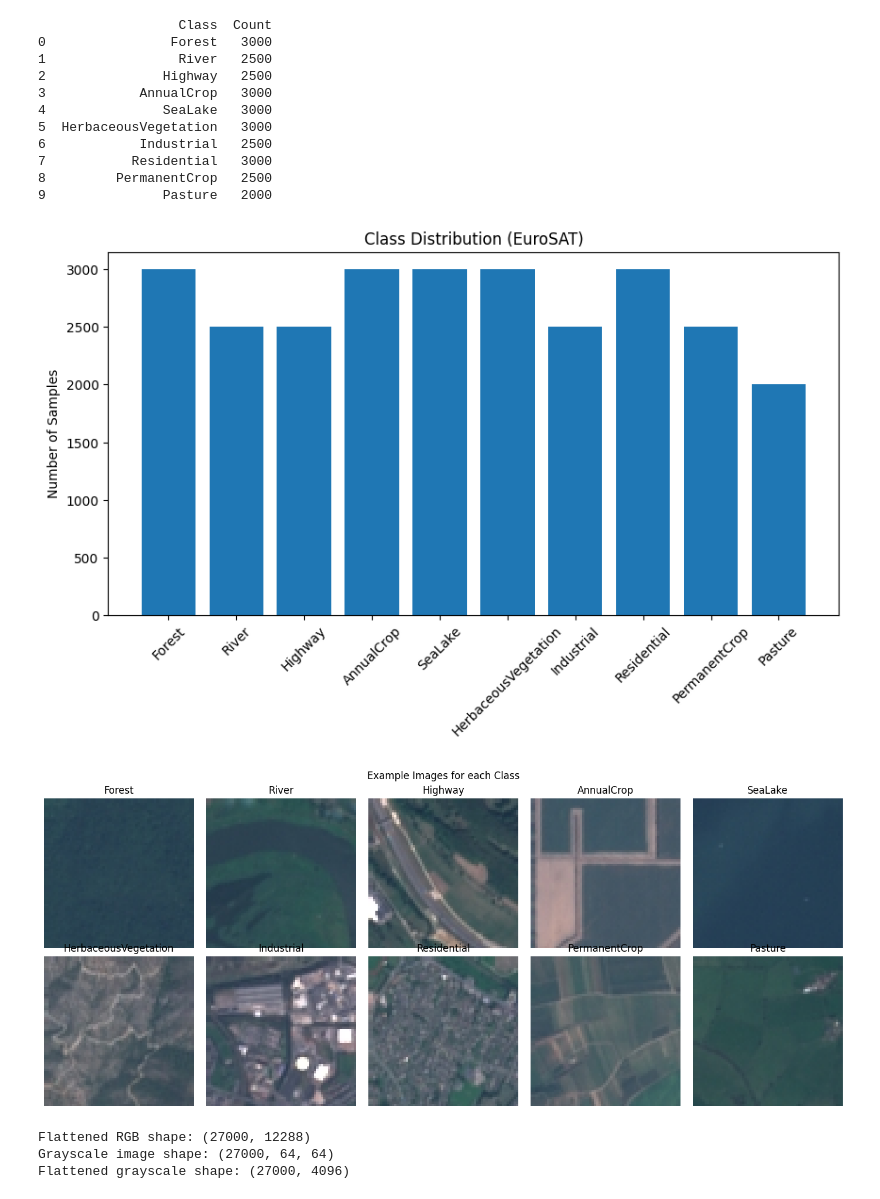
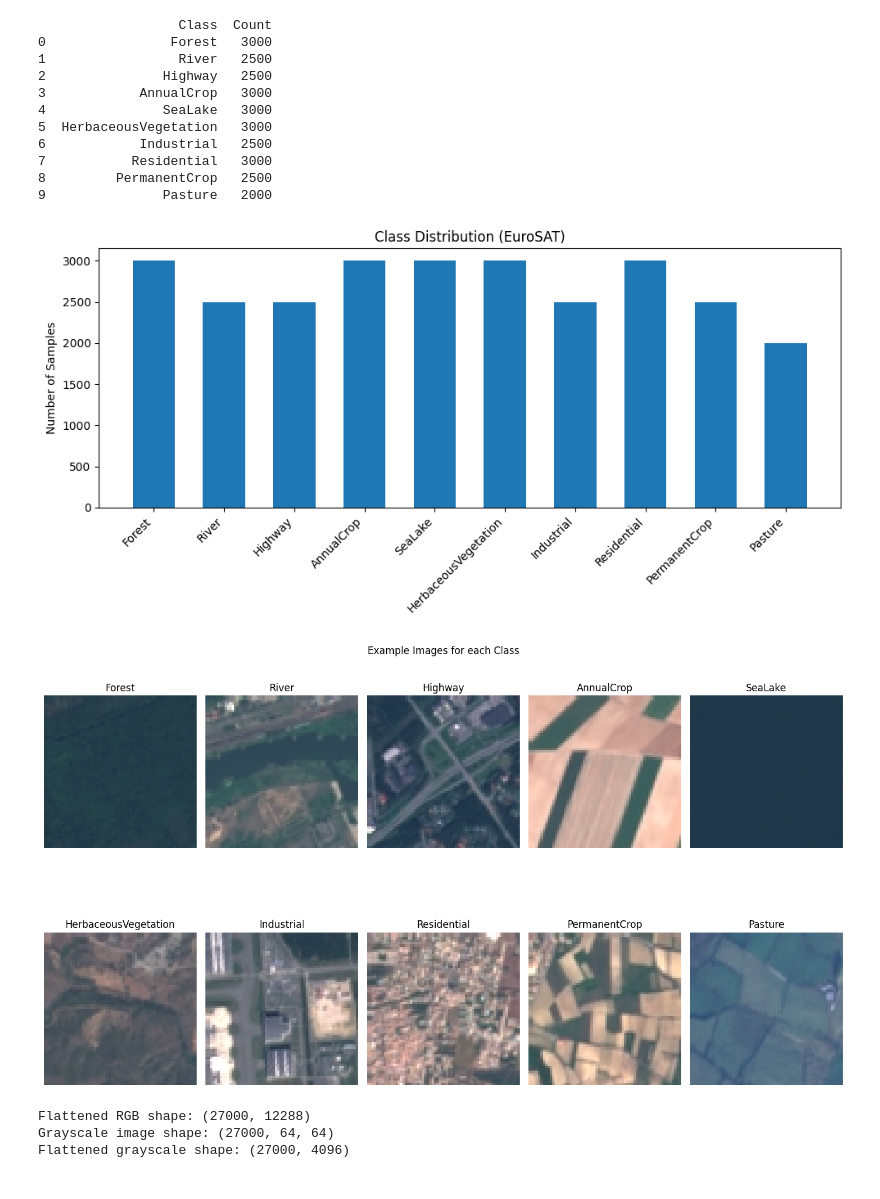
Before and after one commit to kakumanus/musa-650-spring2026, a Jupyter notebook: assignments/eurosat.ipynb, the cells around one changed output. Drawn from its saved outputs; the diff is of its cells as text; code cells hidden in the pictures.

Commit message:
Some plot/image formatting changes.

```diff
--- a/assignments/eurosat.ipynb
+++ b/assignments/eurosat.ipynb
@@ -119,31 +119,33 @@ print(class_dist)
 # %%
 # class counts histogram
 
-plt.figure(figsize=(10,5))
-plt.bar(class_names, counts)
-plt.xticks(rotation=45)
+plt.figure(figsize=(10, 5))
+plt.bar(class_names, counts, width=0.6)
+plt.xticks(rotation=45, ha="right")
 plt.title("Class Distribution (EuroSAT)")
 plt.ylabel("Number of Samples")
+plt.tight_layout()
 plt.show()
 # %% [output]
-[figure, old version]
+[figure, new version]
 # %%
 # class images
 
-plt.figure(figsize =(14,6))
+plt.figure(figsize=(14, 8))
 for i, class_name in enumerate(class_names):
     idx = np.random.choice(np.where(y == i)[0])
 
-    plt.subplot(2,5,i + 1)
+    plt.subplot(2, 5, i + 1)
     plt.imshow(x[idx])
     plt.title(class_name)
-    plt.axis('off')
+    plt.axis("off")
 
 plt.suptitle("Example Images for each Class")
-plt.tight_layout()
+plt.tight_layout(rect=[0, 0, 1, 0.95])
+plt.subplots_adjust(hspace=0.4)
 plt.show()
 # %% [output]
-[figure, old version]
+[figure, new version]
 # %%
 # flatten images into 2D arrays
 N, H, W, C = x.shape
```
Also changed, not shown: parts of 1 cell of this notebook.
